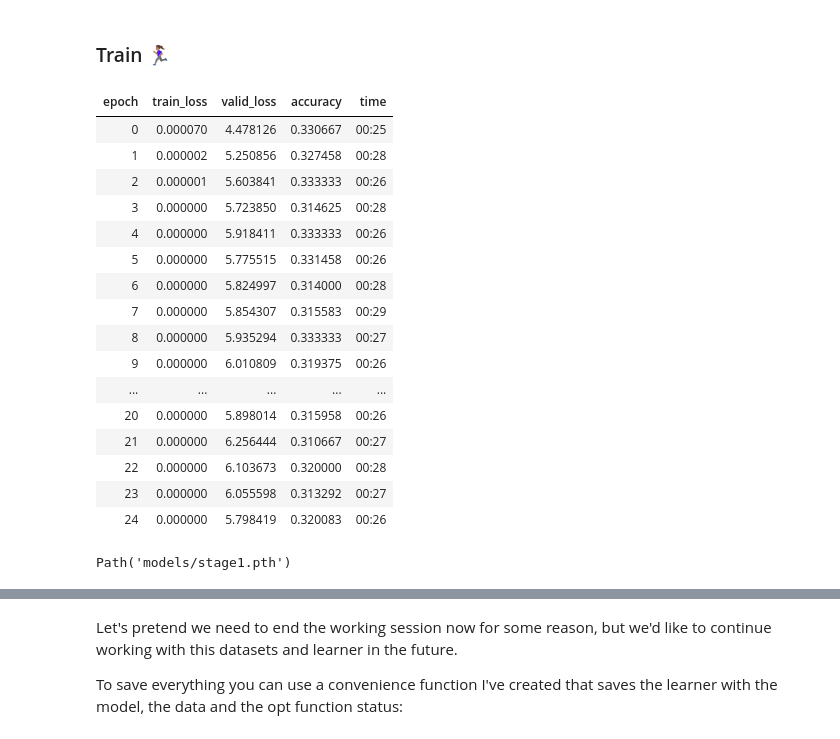
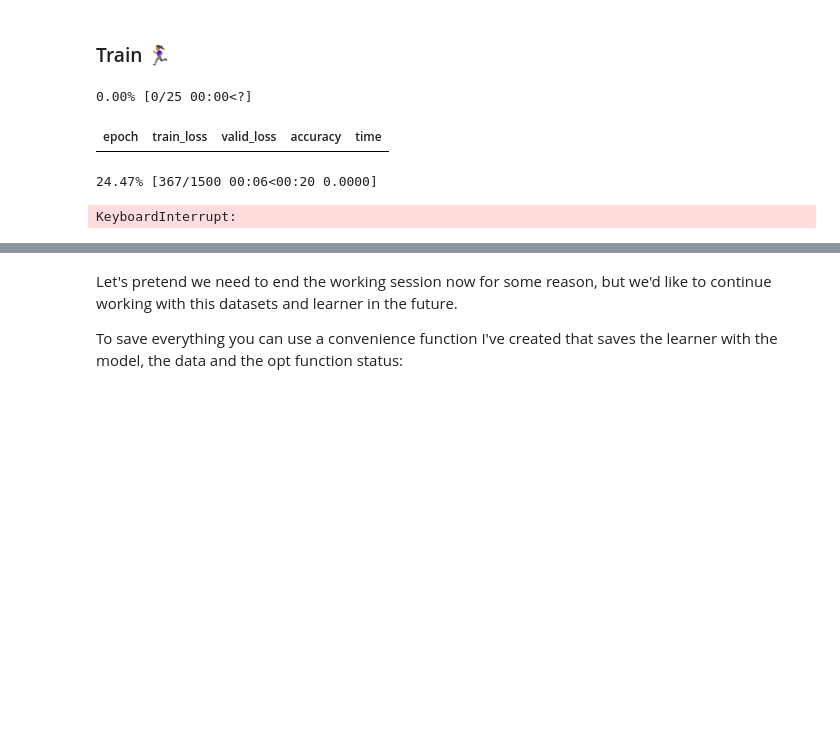
Before and after one commit to iamstarlee/tsai-main, a Jupyter notebook: tutorial_nbs/01_Intro_to_Time_Series_Classification.ipynb, the cells around one changed output, grey strips where cells are left out. Drawn from its saved outputs; the diff is of its cells as text; code cells hidden in the pictures; blank space fills up the shorter version.

```diff
--- a/tutorial_nbs/01_Intro_to_Time_Series_Classification.ipynb
+++ b/tutorial_nbs/01_Intro_to_Time_Series_Classification.ipynb
@@ -148,8 +165,12 @@ dls.show_batch(sharey=True)
 # %% [markdown]
 ## Build learner 🏗
 # %%
+import torch.nn as nn
 # model = InceptionTime(dls.vars, dls.c) # dls.vars == 16, dls.c == 2
 model = InceptionTimePlus(dls.vars, dls.c)
+# For parallel
+
+model = nn.DataParallel(model.cuda(), device_ids=[0,1])
 learn = Learner(dls, model, metrics=accuracy)
 learn.save('stage0')
 model
@@ -185,27 +207,13 @@ SuggestedLRs(valley=0.0010000000474974513)
 # %% [markdown]
 ### Train 🏃🏽‍♀️
 # %%
-learn.fit(25, lr=1e-3)
+learn.fit(25, lr=1e-2)
 learn.save('stage1')
 # %% [output]
+0.00% [0/25 00:00<?]
 | epoch | train_loss | valid_loss | accuracy | time |
-| 0 | 0.000070 | 4.478126 | 0.330667 | 00:25 |
-| 1 | 0.000002 | 5.250856 | 0.327458 | 00:28 |
-| 2 | 0.000001 | 5.603841 | 0.333333 | 00:26 |
-| 3 | 0.000000 | 5.723850 | 0.314625 | 00:28 |
-| 4 | 0.000000 | 5.918411 | 0.333333 | 00:26 |
-| 5 | 0.000000 | 5.775515 | 0.331458 | 00:26 |
-| 6 | 0.000000 | 5.824997 | 0.314000 | 00:28 |
-| 7 | 0.000000 | 5.854307 | 0.315583 | 00:29 |
-| 8 | 0.000000 | 5.935294 | 0.333333 | 00:27 |
-| 9 | 0.000000 | 6.010809 | 0.319375 | 00:26 |
-| ... | ... | ... | ... | ... |
-| 20 | 0.000000 | 5.898014 | 0.315958 | 00:26 |
-| 21 | 0.000000 | 6.256444 | 0.310667 | 00:27 |
-| 22 | 0.000000 | 6.103673 | 0.320000 | 00:28 |
-| 23 | 0.000000 | 6.055598 | 0.313292 | 00:27 |
-| 24 | 0.000000 | 5.798419 | 0.320083 | 00:26 |
-Path('models/stage1.pth')
+24.47% [367/1500 00:06<00:20 0.0000]
+KeyboardInterrupt:
 # %%
 learn.recorder.plot_metrics()
 # %% [output]
```
Also changed, not shown: parts of 21 cells of this notebook, 1 other file.
